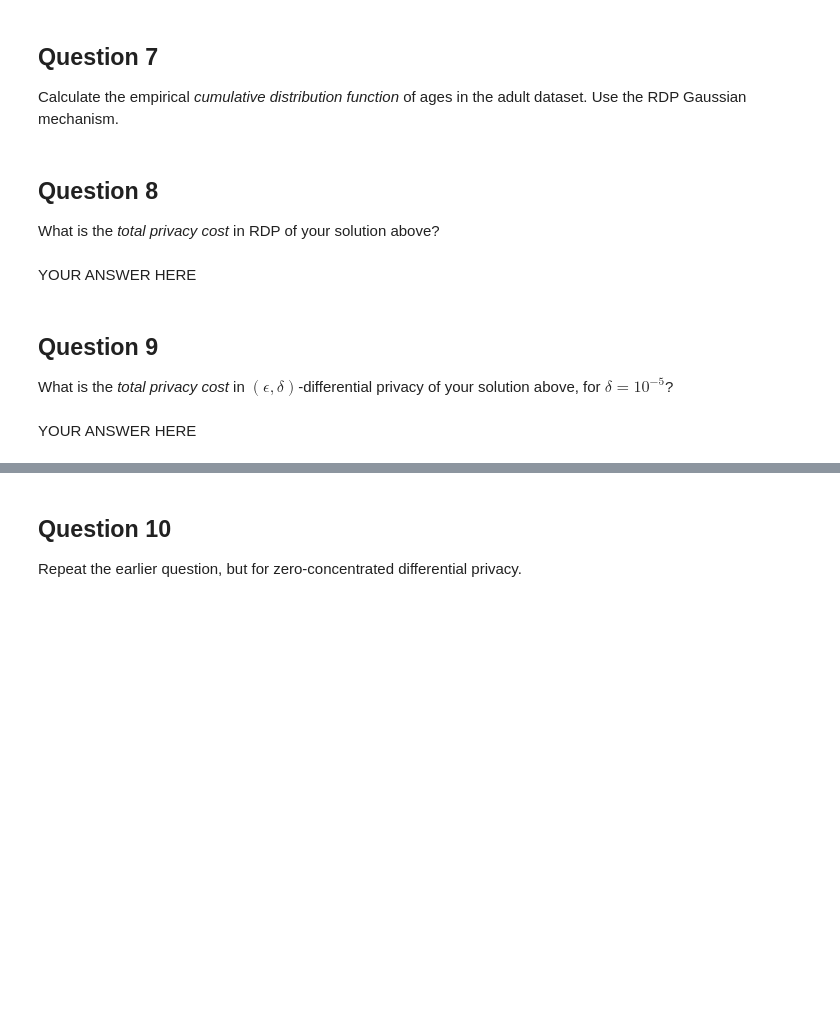
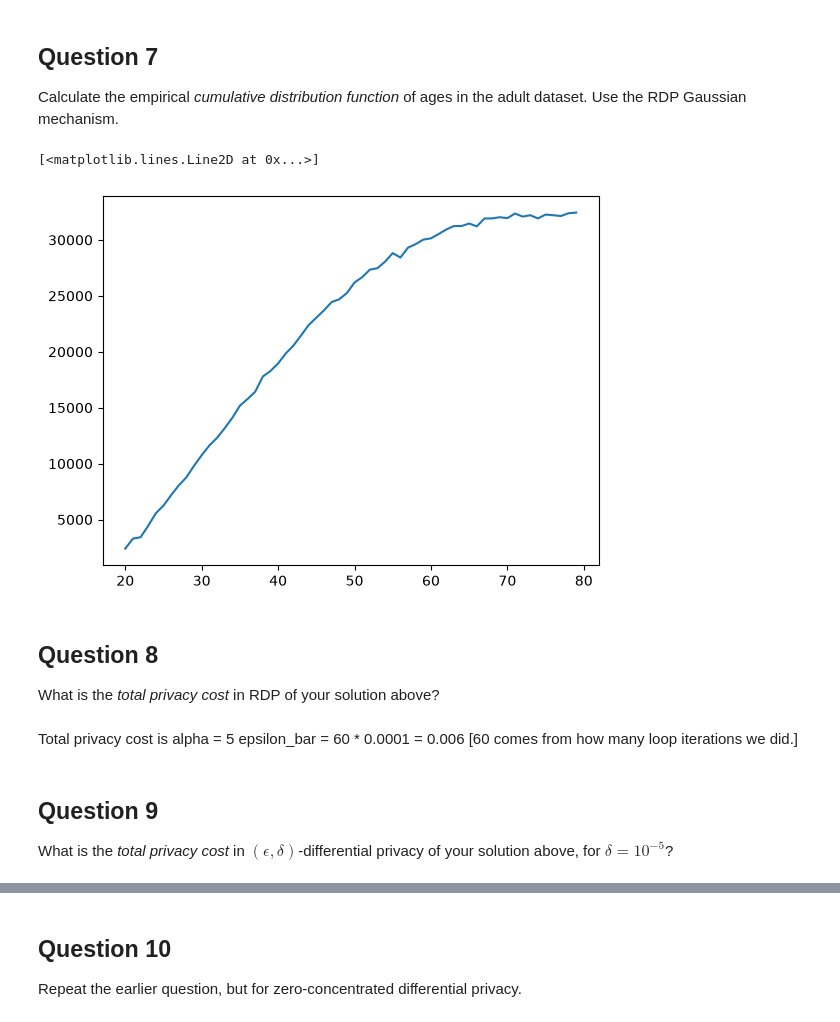
Before and after one commit to Everbeek17/cs5110-data-privacy, a Jupyter notebook: exercises/CS3110_Ex_10-19-26.ipynb, the cells around one changed output, grey strips where cells are left out. Cells and saved outputs as stored; diff of their text form; code cells hidden in the pictures; blank space fills up the shorter version.

```diff
--- a/exercises/CS3110_Ex_10-19-26.ipynb
+++ b/exercises/CS3110_Ex_10-19-26.ipynb
@@ -234,26 +240,39 @@ YOUR ANSWER HERE
 ## Question 7
 
 Calculate the empirical _cumulative distribution function_ of ages in the adult dataset. Use the RDP Gaussian mechanism.
-# %%
-def calculate_cdf():
-    alpha = 5
-    epsilon = 0.0001
-
-    # YOUR CODE HERE
-    raise NotImplementedError()
-
-
-cdf_vals = calculate_cdf()
-plt.plot(range(20, 80), cdf_vals)
+# %%
+from unittest import result
+
+
+# In real cases, we should use the vectorized version instead of the
+# non-vectorized RDP version. Alongside the L2 norm.
+def calculate_cdf():
+    alpha = 5
+    epsilon = 0.0001
+
+    result = []
+    for age in range(20, 80):
+        count = len(adult[adult["Age"] <= age])
+        noisy_count = gaussian_mech_RDP(
+            count, sensitivity=1, alpha=alpha, epsilon=epsilon
+        )
+        result.append(noisy_count)
+    return result
+
+
+cdf_vals = calculate_cdf()
+plt.plot(range(20, 80), cdf_vals)
+# %% [output]
+[<matplotlib.lines.Line2D at 0x...>]
+[figure, added]
 # %% [markdown]
 ## Question 8
 
 What is the _total privacy cost_ in RDP of your solution above?
-# %% [markdown]
-YOUR ANSWER HERE
+# %% [markdown]
+Total privacy cost is alpha = 5 epsilon_bar = 60 \* 0.0001 = 0.006 [60 comes from how
+many loop iterations we did.]
 # %% [markdown]
 ## Question 9
 
 What is the _total privacy cost_ in $(\epsilon, \delta)$-differential privacy of your solution above, for $\delta = 10^{-5}$?
-# %% [markdown]
-YOUR ANSWER HERE
```
Also changed, not shown: parts of 10 cells of this notebook.
